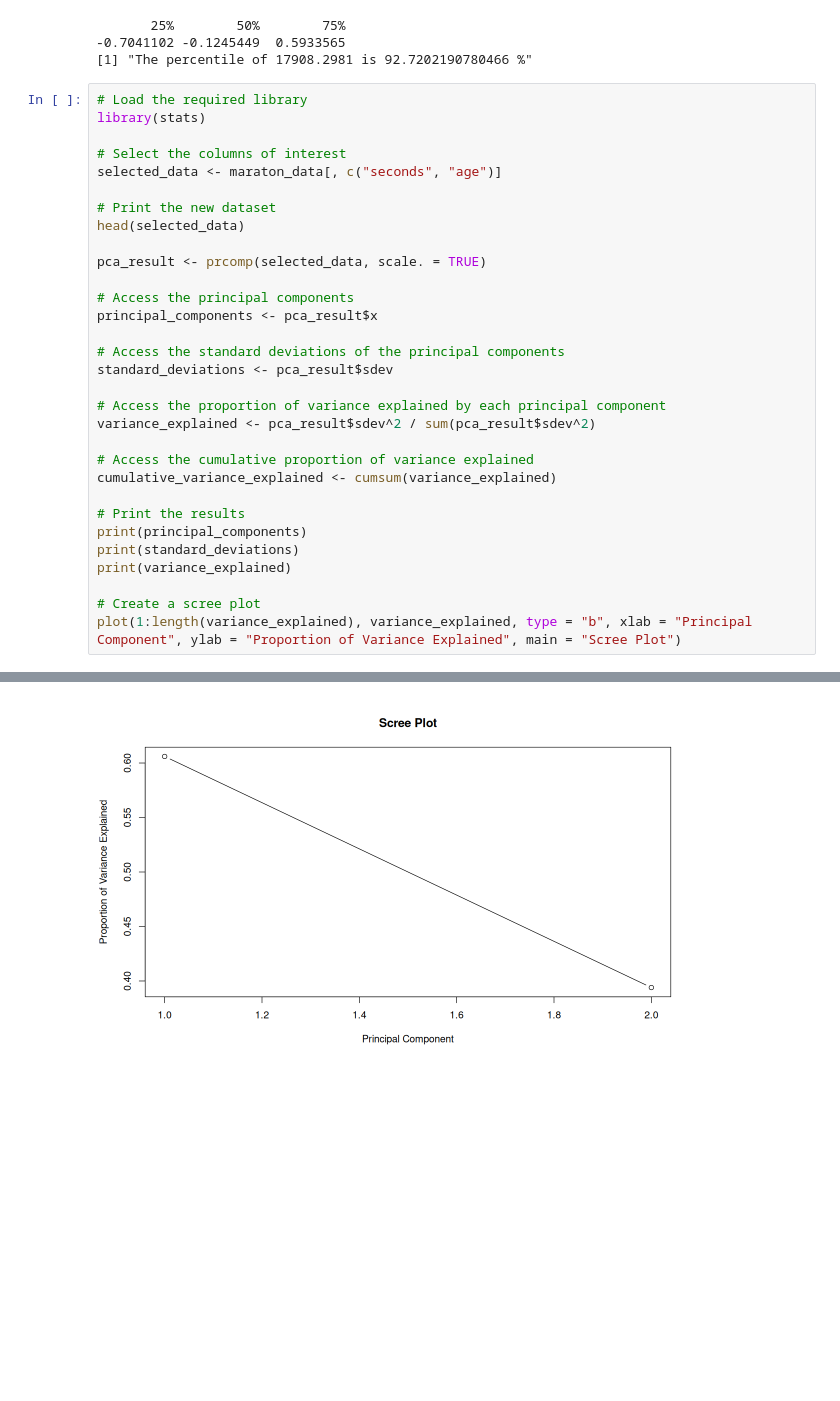
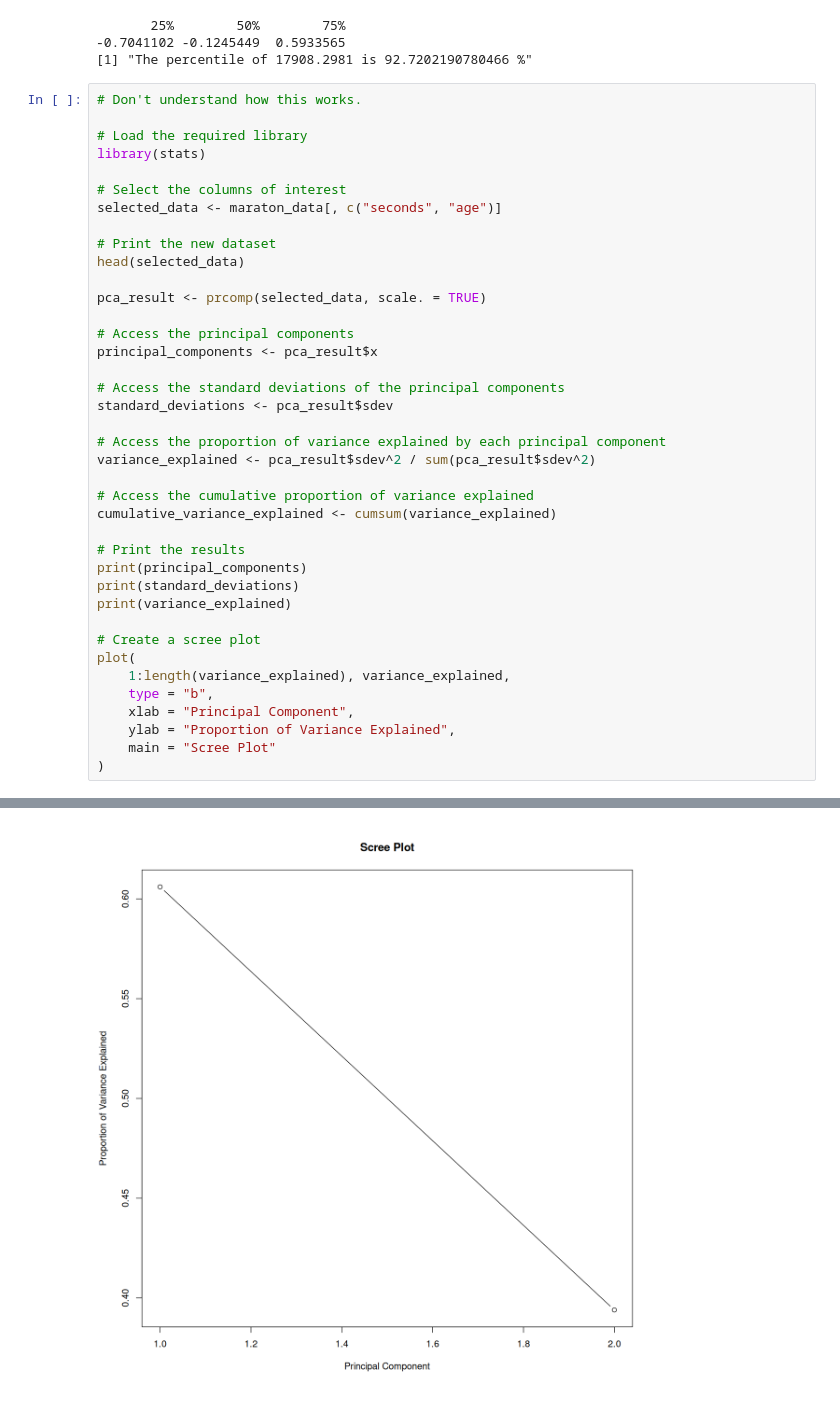
Before and after one commit to BritoAlv/MarathonStatistics, a Jupyter notebook: stats.ipynb, the cells around one changed output, grey strips where cells are left out. Saved outputs shown, nothing was run; the diff lists cells and outputs as text; blank space fills up the shorter version.

```diff
--- a/stats.ipynb
+++ b/stats.ipynb
@@ -627,6 +627,8 @@ print(paste("The percentile of", given_value, "is", percentile, "%"))
 -0.7041102 -0.1245449  0.5933565
 [1] "The percentile of 17908.2981 is 92.7202190780466 %"
 # %%
+# Don't understand how this works.
+
 # Load the required library
 library(stats)
 
@@ -656,32 +658,38 @@ print(standard_deviations)
 print(variance_explained)
 
 # Create a scree plot
-plot(1:length(variance_explained), variance_explained, type = "b", xlab = "Principal Component", ylab = "Proportion of Variance Explained", main = "Scree Plot")
+plot(
+    1:length(variance_explained), variance_explained,
+    type = "b",
+    xlab = "Principal Component",
+    ylab = "Proportion of Variance Explained",
+    main = "Scree Plot"
+)
 # %% [output]
 A data.frame: 6 × 2
 |  | seconds | age |
 |  | <int> | <int> |
 | 1 | 7905 | 25 |
 | 2 | 7941 | 28 |
 | 3 | 7968 | 20 |
 | 4 | 8019 | 32 |
 | 5 | 8070 | 26 |
 | 6 | 8119 | 28 |
                  PC1           PC2
 1     -3.08780322996  0.9742157956
 2     -2.87241184551  1.1665910741
 3     -3.40746968967  0.6142711504
 4     -2.57563328874  1.4135014012
 5     -2.96709687660  0.9894316632
 6     -2.81551091683  1.1096901454
 7     -2.74531212937  1.1754135789
 8     -2.58637380241  1.2883196939
 9     -2.24560924555  1.6271662419
 10    -2.84095616487  0.9992131725
 11    -2.96249331961  0.8489058853
 ... (11413 lines left out)
 11425 -0.32977650751  0.6627890507
 11426 -0.60130128133  0.3906249406
 11427  0.14627093404  1.1381971560
 11428 -0.73690383416
-[figure, old version]
+[figure, new version]
```
Also changed, not shown: parts of 2 cells of this notebook.
